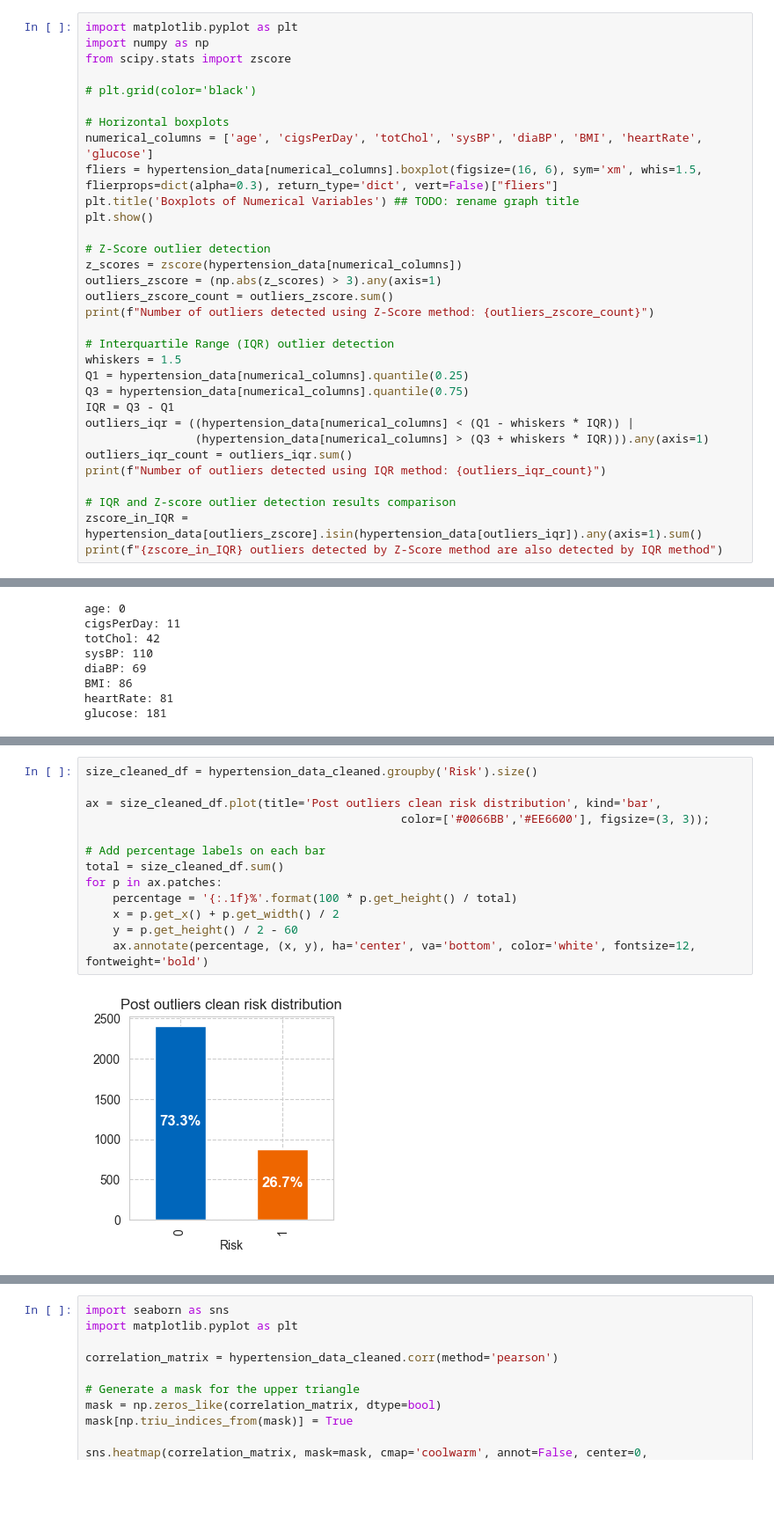
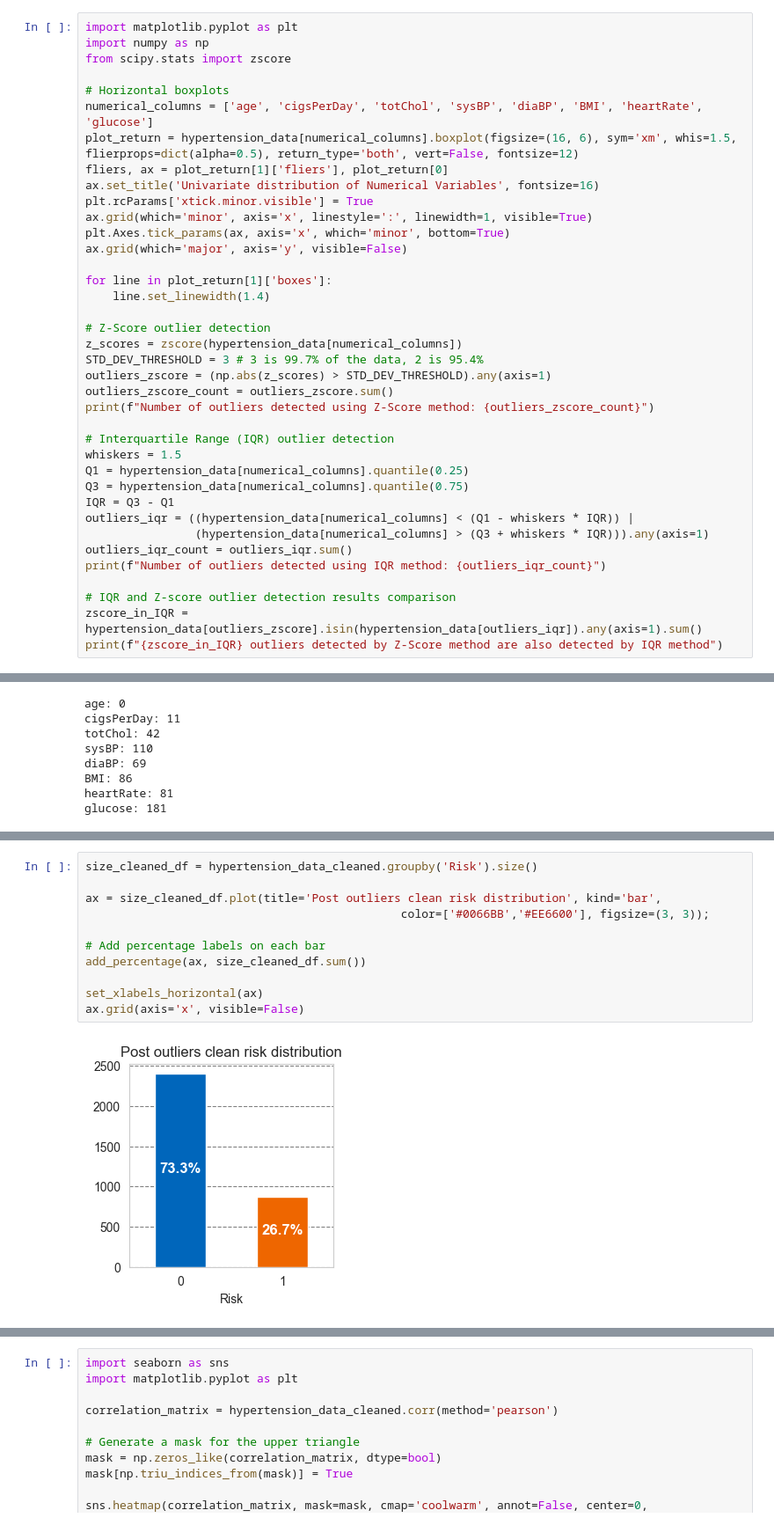
Before and after one commit to Iman974/ML_classification_hypertension_SL, a Jupyter notebook: Hypertension_risk.ipynb, the cells around one changed output, grey strips where cells are left out. Shown at 88% size. Saved outputs shown, nothing was run; the diff lists cells and outputs as text; blank space fills up the shorter version.

```diff
--- a/Hypertension_risk.ipynb
+++ b/Hypertension_risk.ipynb
@@ -249,17 +206,23 @@ import matplotlib.pyplot as plt
 import numpy as np
 from scipy.stats import zscore
 
-# plt.grid(color='black')
-
 # Horizontal boxplots
 numerical_columns = ['age', 'cigsPerDay', 'totChol', 'sysBP', 'diaBP', 'BMI', 'heartRate', 'glucose']
-fliers = hypertension_data[numerical_columns].boxplot(figsize=(16, 6), sym='xm', whis=1.5, flierprops=dict(alpha=0.3), return_type='dict', vert=False)["fliers"]
-plt.title('Boxplots of Numerical Variables') ## TODO: rename graph title
-plt.show()
+plot_return = hypertension_data[numerical_columns].boxplot(figsize=(16, 6), sym='xm', whis=1.5, flierprops=dict(alpha=0.5), return_type='both', vert=False, fontsize=12)
+fliers, ax = plot_return[1]['fliers'], plot_return[0]
+ax.set_title('Univariate distribution of Numerical Variables', fontsize=16)
+plt.rcParams['xtick.minor.visible'] = True
+ax.grid(which='minor', axis='x', linestyle=':', linewidth=1, visible=True)
+plt.Axes.tick_params(ax, axis='x', which='minor', bottom=True)
+ax.grid(which='major', axis='y', visible=False)
+
+for line in plot_return[1]['boxes']:
+    line.set_linewidth(1.4)
 
 # Z-Score outlier detection
 z_scores = zscore(hypertension_data[numerical_columns])
-outliers_zscore = (np.abs(z_scores) > 3).any(axis=1)
+STD_DEV_THRESHOLD = 3 # 3 is 99.7% of the data, 2 is 95.4%
+outliers_zscore = (np.abs(z_scores) > STD_DEV_THRESHOLD).any(axis=1)
 outliers_zscore_count = outliers_zscore.sum()
 print(f"Number of outliers detected using Z-Score method: {outliers_zscore_count}")
 
@@ -351,15 +399,13 @@ Standard deviation comparison of the dataset before and after removing outliers
 # %%
 size_cleaned_df = hypertension_data_cleaned.groupby('Risk').size()
 
 ax = size_cleaned_df.plot(title='Post outliers clean risk distribution', kind='bar',
                                               color=['#0066BB','#EE6600'], figsize=(3, 3));
 
 # Add percentage labels on each bar
-total = size_cleaned_df.sum()
-for p in ax.patches:
-    percentage = '{:.1f}%'.format(100 * p.get_height() / total)
-    x = p.get_x() + p.get_width() / 2
-    y = p.get_height() / 2 - 60
-    ax.annotate(percentage, (x, y), ha='center', va='bottom', color='white', fontsize=12, fontweight='bold')
+add_percentage(ax, size_cleaned_df.sum())
+
+set_xlabels_horizontal(ax)
+ax.grid(axis='x', visible=False)
 # %% [output]
-[figure, old version]
+[figure, new version]
```
Also changed, not shown: parts of 42 cells of this notebook.
